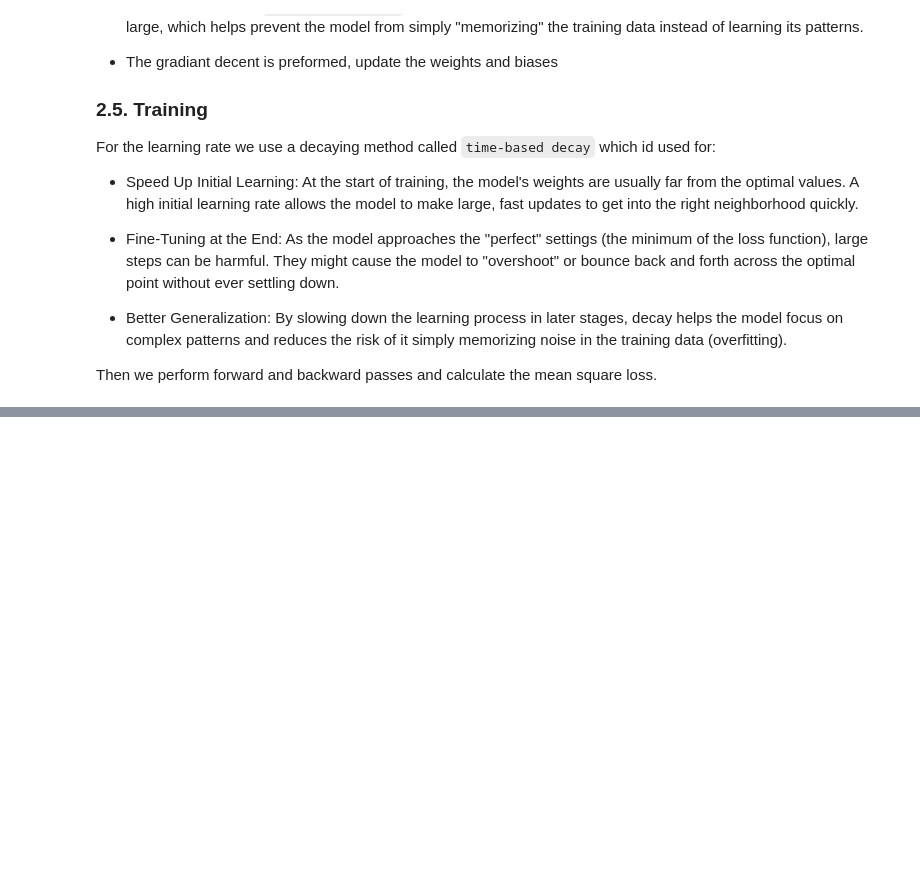
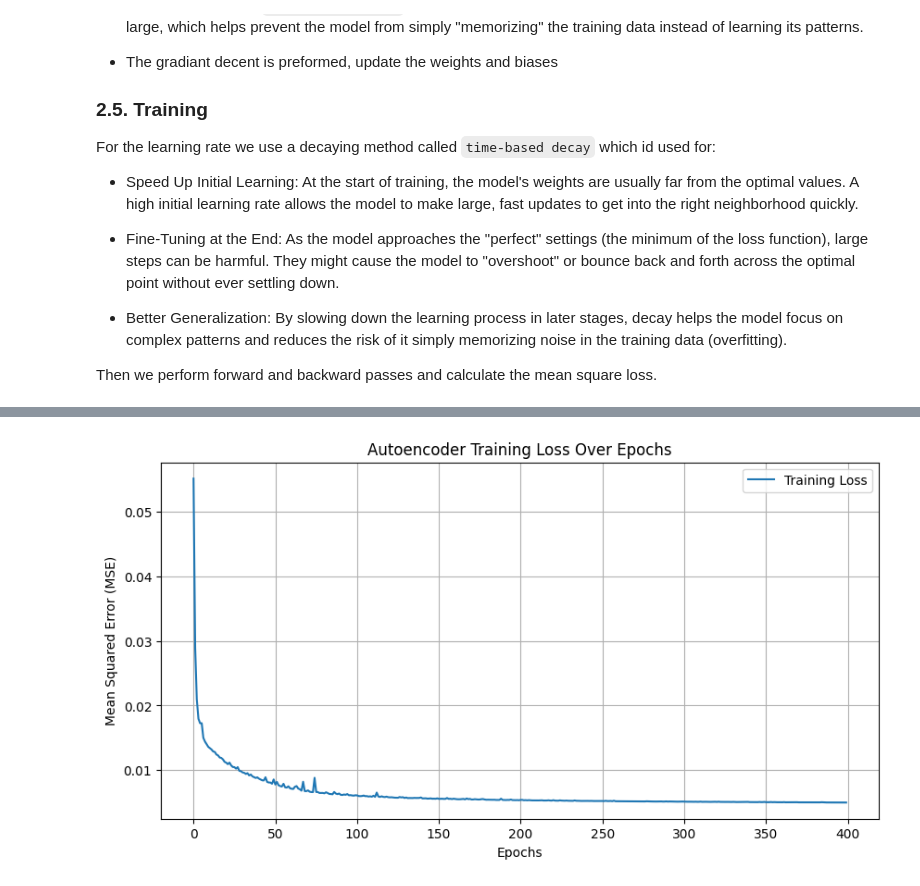
Before and after one commit to marwanelgharbawy/dimensionality-reduction-clustering, a Jupyter notebook: notebooks/autoencoder.ipynb, the cells around one changed output, grey strips where cells are left out. Cells and saved outputs as stored; diff of their text form; code cells hidden in the pictures; blank space fills up the shorter version.

```diff
--- a/notebooks/autoencoder.ipynb
+++ b/notebooks/autoencoder.ipynb
@@ -57,0 +72,6 @@ Then we perform forward and backward passes and calculate the mean square loss.
+# %%
+data = pd.read_csv('../data/data.csv')
+y = data['diagnosis'].map({'M': 1, 'B': 0}).values
+data.drop(columns=['diagnosis', 'id','Unnamed: 32'], inplace=True, errors='ignore')
+x = data.copy()
+print(x.head())
@@ -57,0 +101,6 @@ Then we perform forward and backward passes and calculate the mean square loss.
+# %%
+# normalized data for autoencoder
+min = np.min(x, axis=0)
+max = np.max(x, axis=0)
+x_normalized = (x - min) / (max - min + 1e-8) #add small value to avoid division by zero
+x_normalized.head()
@@ -57,0 +117,7 @@ Then we perform forward and backward passes and calculate the mean square loss.
+# %%
+layer_sizes = [30, 25, 20, 15, 10, 15, 20, 25, 30]
+activation_functions = ['relu', 'relu', 'relu', 'tanh',
+               'relu', 'relu', 'relu', 'sigmoid']
+ae = Autoencoder(layer_sizes, activation_functions)
+# %%
+loss_history = ae.train(x_normalized.values,epochs=400)
@@ -57,0 +142,11 @@ Then we perform forward and backward passes and calculate the mean square loss.
+# %%
+plt.figure(figsize=(10, 5))
+plt.plot(loss_history, label='Training Loss')
+plt.title('Autoencoder Training Loss Over Epochs')
+plt.xlabel('Epochs')
+plt.ylabel('Mean Squared Error (MSE)')
+plt.legend()
+plt.grid(True)
+plt.show()
+# %% [output]
+[figure, added]
```
Also changed, not shown: parts of 9 cells of this notebook, 1 other file.
